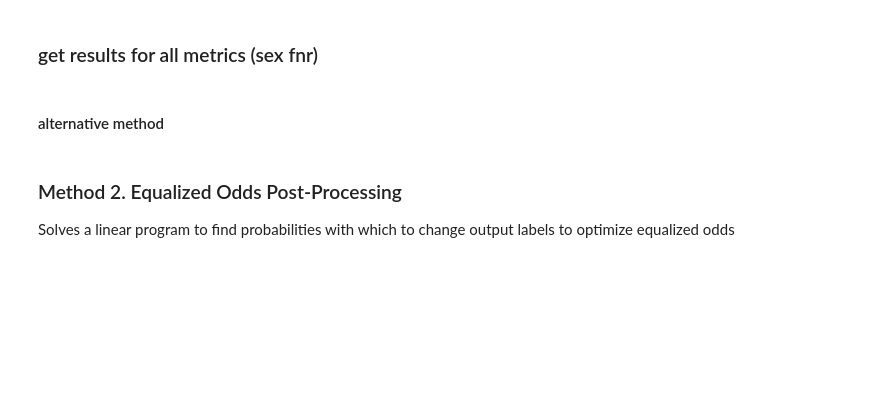
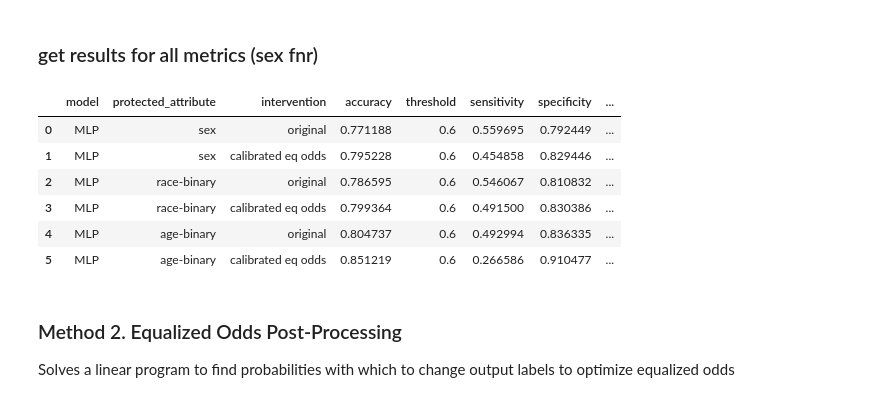
Before and after one commit to analiseb/UB-Masters-Thesis, a Jupyter notebook: MIT_postprocessing_mitigation--DL_methods.ipynb, the cells around one changed output. Drawn from its saved outputs; the diff is of its cells as text; code cells hidden in the pictures; blank space fills up the shorter version.

```diff
--- a/MIT_postprocessing_mitigation--DL_methods.ipynb
+++ b/MIT_postprocessing_mitigation--DL_methods.ipynb
@@ -97,13 +74,15 @@ dataset_orig_valid3, dataset_orig_test3 = dataset3b.split([0.5], shuffle=True)
 # %%
 undersample = RandomUnderSampler(sampling_strategy='majority',random_state=1)
 # %%
-# dataset1b = BinaryLabelDataset(df=X1,
-#                           label_names=['CVD'],
-#                           protected_attribute_names=['sex-binary'])
+# specify AIF360
+
+dataset1b = BinaryLabelDataset(df=X1,
+                          label_names=['CVD'],
+                          protected_attribute_names=['sex-binary'])
 
 
-# dataset_orig_train1, dataset_orig_vt1 = dataset1b.split([0.6], shuffle=True)
-# dataset_orig_valid1, dataset_orig_test1 = dataset1b.split([0.5], shuffle=True)
+dataset_orig_train1, dataset_orig_vt1 = dataset1b.split([0.6], shuffle=True)
+dataset_orig_valid1, dataset_orig_test1 = dataset1b.split([0.5], shuffle=True)
 
 # resample data
 dataset_orig_train1_temp = undersample.fit_resample(dataset_orig_train1.features, dataset_orig_train1.labels)
@@ -180,7 +159,7 @@ y_test3 = dataset_orig_test3.labels
 #### get original predictions
 # %%
 # sex
-model.fit(X_train1, y_train1)
-y_train_pred_prob1 = model.predict(X_train1)
-y_val_pred_prob1 = model.predict(X_val1)
-y_test_pred_prob1 = model.predict(X_test1)
+# model.fit(X_train1, y_train1)
+# y_train_pred_prob1 = model.predict(X_train1)
+# y_val_pred_prob1 = model.predict(X_val1)
+# y_test_pred_prob1 = model.predict(X_test1)
@@ -710,0 +753,8 @@ fig.legend(["bal acc: original", "bal acc:postproc.",
+# %%
+metric_pred = BinaryLabelDatasetMetric(dataset_orig_test_pred_thresh1,
+                                        unprivileged_groups=u3,
+                                        privileged_groups=p3)
+
+metric2_pred = BinaryLabelDatasetMetric(dataset_transf_test_pred_thresh1,
+                                        unprivileged_groups=u3,
+                                        privileged_groups=p3)
@@ -711 +763,21 @@ fig.legend(["bal acc: original", "bal acc:postproc.",
+# %%
+from sklearn.metrics import accuracy_score
+
+cal_odds_sex_results = pd.DataFrame(columns = ['model', 'protected_attribute', 'intervention', 'accuracy', 'threshold', 'sensitivity', 'specificity',  'Balanced Accuracy', 'Avg Odds Difference', 'Disparate Impact', 'Statistical Parity Difference', 'Equal Opportunity Difference', 'Theil Index'])
+TPR1 = classified_metric_orig_test.true_positive_rate()
+TNR1 = classified_metric_orig_test.true_negative_rate()
+cal_odds_sex_results.loc[len(cal_odds_sex_results.index)] = ['MLP', 'sex', 'original', accuracy_score(y_true=dataset_orig_test1.labels,y_pred=dataset_orig_test_pred_thresh1.labels), 0.60, TPR1, TNR1, 0.5*(TPR1+TNR1), classified_metric_orig_test.average_odds_difference(),metric_pred.disparate_impact(), classified_metric_orig_test.statistical_parity_difference(), classified_metric_orig_test.equal_opportunity_difference(), classified_metric_orig_test.theil_index()]
+TPR2 = classified_metric_transf_test.true_positive_rate()
+TNR2 = classified_metric_transf_test.true_negative_rate()
+cal_odds_sex_results.loc[len(cal_odds_sex_results.index)] = ['MLP', 'sex', 'calibrated eq odds', accuracy_score(y_true=dataset_orig_test1.labels,y_pred=dataset_transf_test_pred_thresh1.labels), 0.60, TPR2, TNR2, 0.5*(TPR2+TNR2), classified_metric_transf_test.average_odds_difference(),metric2_pred.disparate_impact(), classified_metric_transf_test.statistical_parity_difference(), classified_metric_transf_test.equal_opportunity_difference(), classified_metric_transf_test.theil_index()]
+# %%
+cal_odds_sex_results
+# %% [output]
+|  | model | protected_attribute | intervention | accuracy | threshold | sensitivity | specificity | ... |
+| 0 | MLP | sex | original | 0.771188 | 0.6 | 0.559695 | 0.792449 | ... |
+| 1 | MLP | sex | calibrated eq odds | 0.795228 | 0.6 | 0.454858 | 0.829446 | ... |
+| 2 | MLP | race-binary | original | 0.786595 | 0.6 | 0.546067 | 0.810832 | ... |
+| 3 | MLP | race-binary | calibrated eq odds | 0.799364 | 0.6 | 0.491500 | 0.830386 | ... |
+| 4 | MLP | age-binary | original | 0.804737 | 0.6 | 0.492994 | 0.836335 | ... |
+| 5 | MLP | age-binary | calibrated eq odds | 0.851219 | 0.6 | 0.266586 | 0.910477 | ... |
 # %%
@@ -728,2 +784,0 @@ theil_ind.append(classified_metric.theil_index())
-# %% [markdown]
-#### alternative method
```
Also changed, not shown: parts of 17 cells of this notebook.
